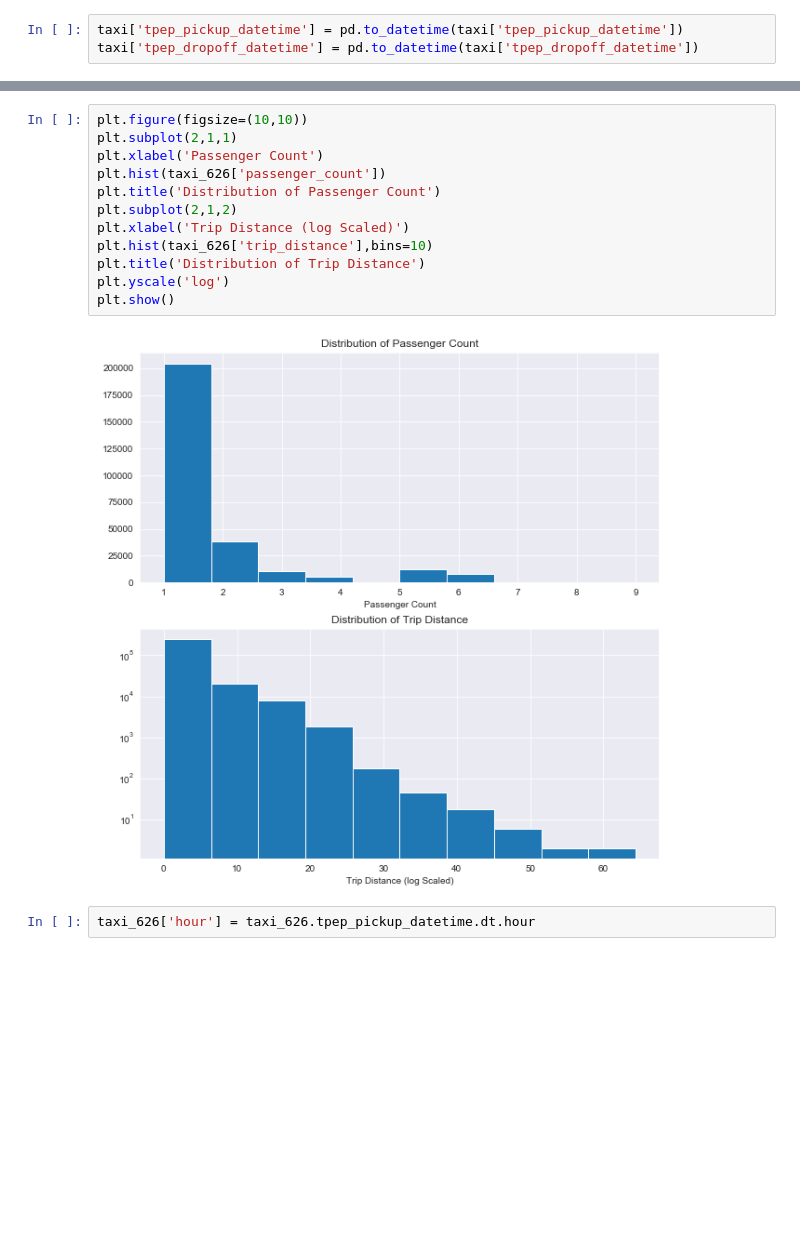
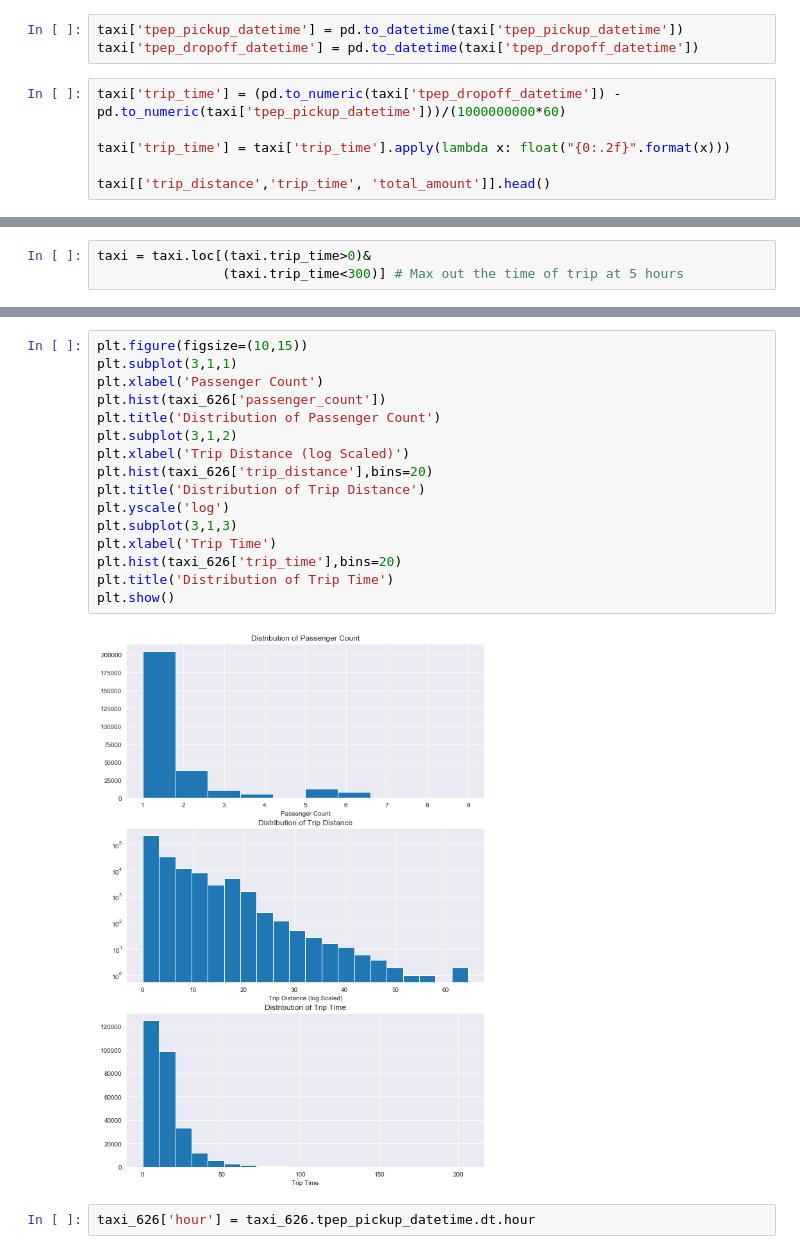
Before and after one commit to tcbriggs981/Taxi-Studies, a Jupyter notebook: Taxis June 2018.ipynb, the cells around one changed output, grey strips where cells are left out. Drawn from its saved outputs; the diff is of its cells as text; blank space fills up the shorter version.

```diff
--- a/Taxis June 2018.ipynb
+++ b/Taxis June 2018.ipynb
@@ -98,3 +98,9 @@ dtype: object
 # %%
 taxi['tpep_pickup_datetime'] = pd.to_datetime(taxi['tpep_pickup_datetime'])
 taxi['tpep_dropoff_datetime'] = pd.to_datetime(taxi['tpep_dropoff_datetime'])
+# %%
+taxi['trip_time'] = (pd.to_numeric(taxi['tpep_dropoff_datetime']) - pd.to_numeric(taxi['tpep_pickup_datetime']))/(1000000000*60)
+
+taxi['trip_time'] = taxi['trip_time'].apply(lambda x: float("{0:.2f}".format(x)))
+
+taxi[['trip_distance','trip_time', 'total_amount']].head()
@@ -101,3 +166,6 @@ taxi['tpep_dropoff_datetime'] = pd.to_datetime(taxi['tpep_dropoff_datetime'])
+# %%
+taxi = taxi.loc[(taxi.trip_time>0)&
+                (taxi.trip_time<300)] # Max out the time of trip at 5 hours
 # %%
 taxi_626 = taxi.loc[(taxi['tpep_pickup_datetime']>'2018-6-26')&(taxi['tpep_pickup_datetime']<'2018-6-27')&
                     (taxi['tpep_dropoff_datetime']>'2018-6-26')&(taxi['tpep_dropoff_datetime']<'2018-6-27')]
@@ -145,18 +212,22 @@ total_amount                    float64
 dtype: object
 # %%
-plt.figure(figsize=(10,10))
-plt.subplot(2,1,1)
+plt.figure(figsize=(10,15))
+plt.subplot(3,1,1)
 plt.xlabel('Passenger Count')
 plt.hist(taxi_626['passenger_count'])
 plt.title('Distribution of Passenger Count')
-plt.subplot(2,1,2)
+plt.subplot(3,1,2)
 plt.xlabel('Trip Distance (log Scaled)')
-plt.hist(taxi_626['trip_distance'],bins=10)
+plt.hist(taxi_626['trip_distance'],bins=20)
 plt.title('Distribution of Trip Distance')
 plt.yscale('log')
+plt.subplot(3,1,3)
+plt.xlabel('Trip Time')
+plt.hist(taxi_626['trip_time'],bins=20)
+plt.title('Distribution of Trip Time')
 plt.show()
 # %% [output]
-[figure, old version]
+[figure, new version]
 # %%
 taxi_626['hour'] = taxi_626.tpep_pickup_datetime.dt.hour
 # %% [output]
```
Also changed, not shown: parts of 9 cells of this notebook.
